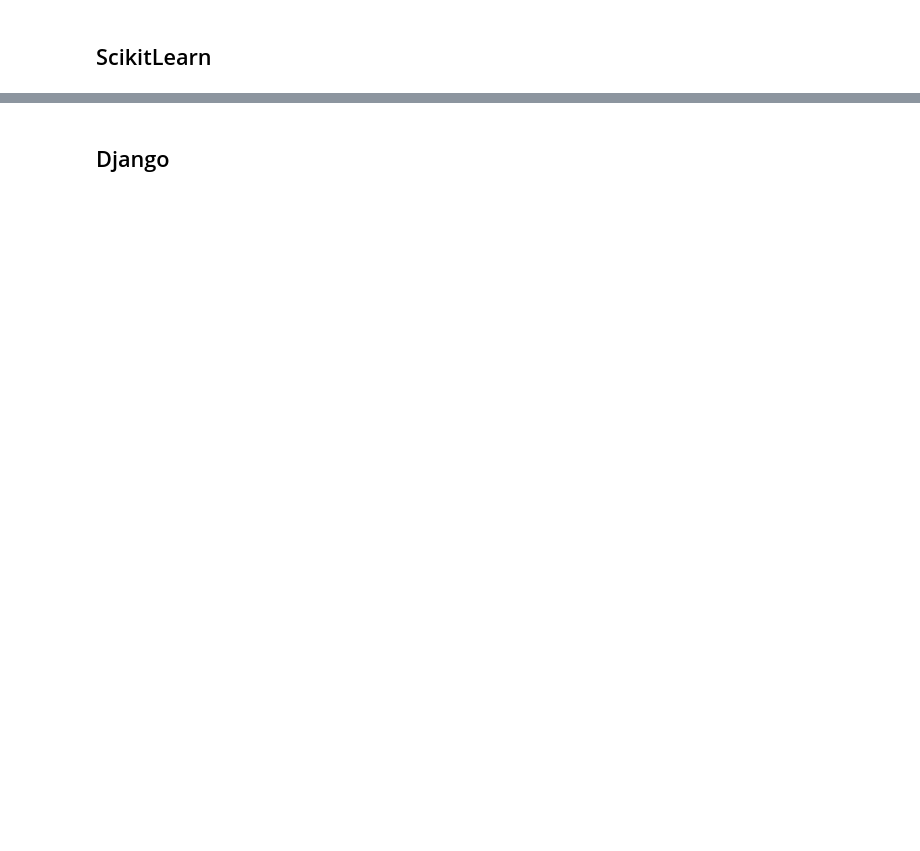
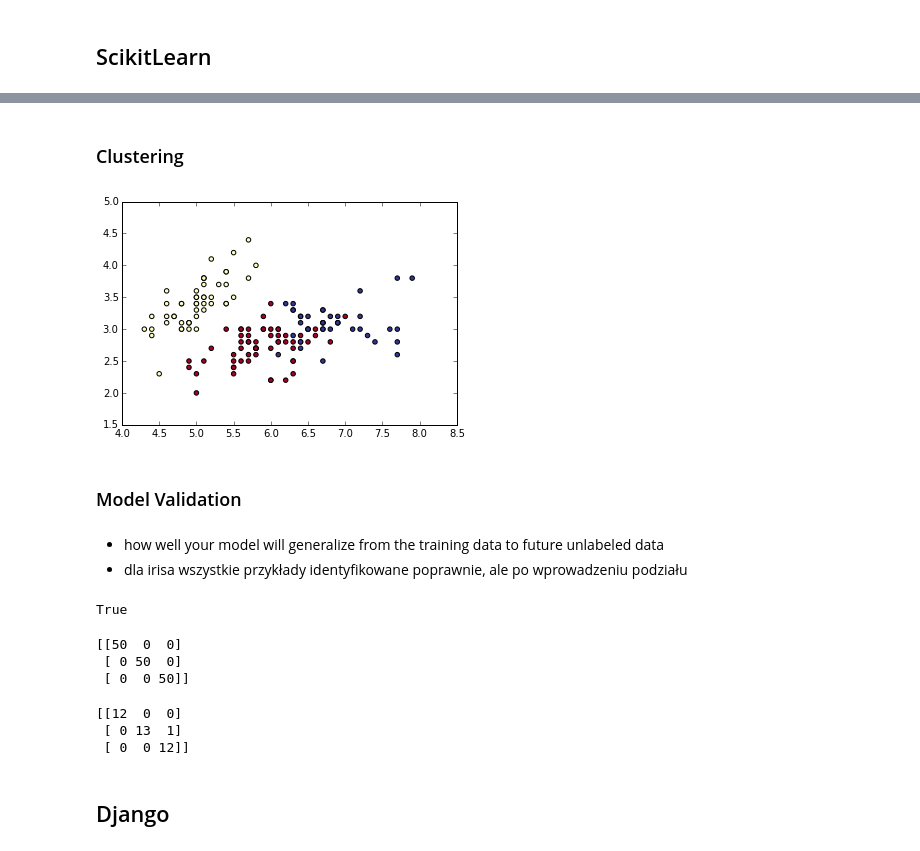
Before and after one commit to mkurek/tp_python, a Jupyter notebook: TP.ipynb, the cells around one changed output, grey strips where cells are left out. Drawn from its saved outputs; the diff is of its cells as text; code cells hidden in the pictures; blank space fills up the shorter version.

```diff
--- a/TP.ipynb
+++ b/TP.ipynb
@@ -1066,2 +1305,49 @@ plt.title('A simple chirp')
+# %% [markdown]
+### Clustering
+# %%
+from sklearn.cluster import KMeans
+
+iris = datasets.load_iris()
+X, y = iris.data, iris.target
+
+k_means = KMeans(n_clusters=3, random_state=0) # Fixing the RNG in kmeans
+k_means.fit(X)
+y_pred = k_means.predict(X)
+
+scatter(X[:, 0], X[:, 1], c=y_pred,
+           cmap='RdYlBu');
+# %% [output]
+[figure, added]
+# %% [markdown]
+### Model Validation
+# %% [markdown]
+* how well your model will generalize from the training data to future unlabeled data
+* dla irisa wszystkie przykłady identyfikowane poprawnie, ale po wprowadzeniu podziału
+# %%
+from sklearn.neighbors import KNeighborsClassifier
+X, y = iris.data, iris.target
+clf = KNeighborsClassifier(n_neighbors=1)
+clf.fit(X, y)
+y_pred = clf.predict(X)
+print(np.all(y == y_pred))
+# %% [output]
+True
+# %%
+from sklearn.metrics import confusion_matrix
+print(confusion_matrix(y, y_pred))
+# %% [output]
+[[50  0  0]
+ [ 0 50  0]
+ [ 0  0 50]]
+# %%
+from sklearn.cross_validation import train_test_split
+Xtrain, Xtest, ytrain, ytest = train_test_split(X, y)
+clf.fit(Xtrain, ytrain)
+ypred = clf.predict(Xtest)
+print(confusion_matrix(ytest, ypred))
+# %% [output]
+[[12  0  0]
+ [ 0 13  1]
+ [ 0  0 12]]
 # %% [markdown]
 ## Django
```
Also changed, not shown: parts of 97 cells of this notebook, 3 other files.
